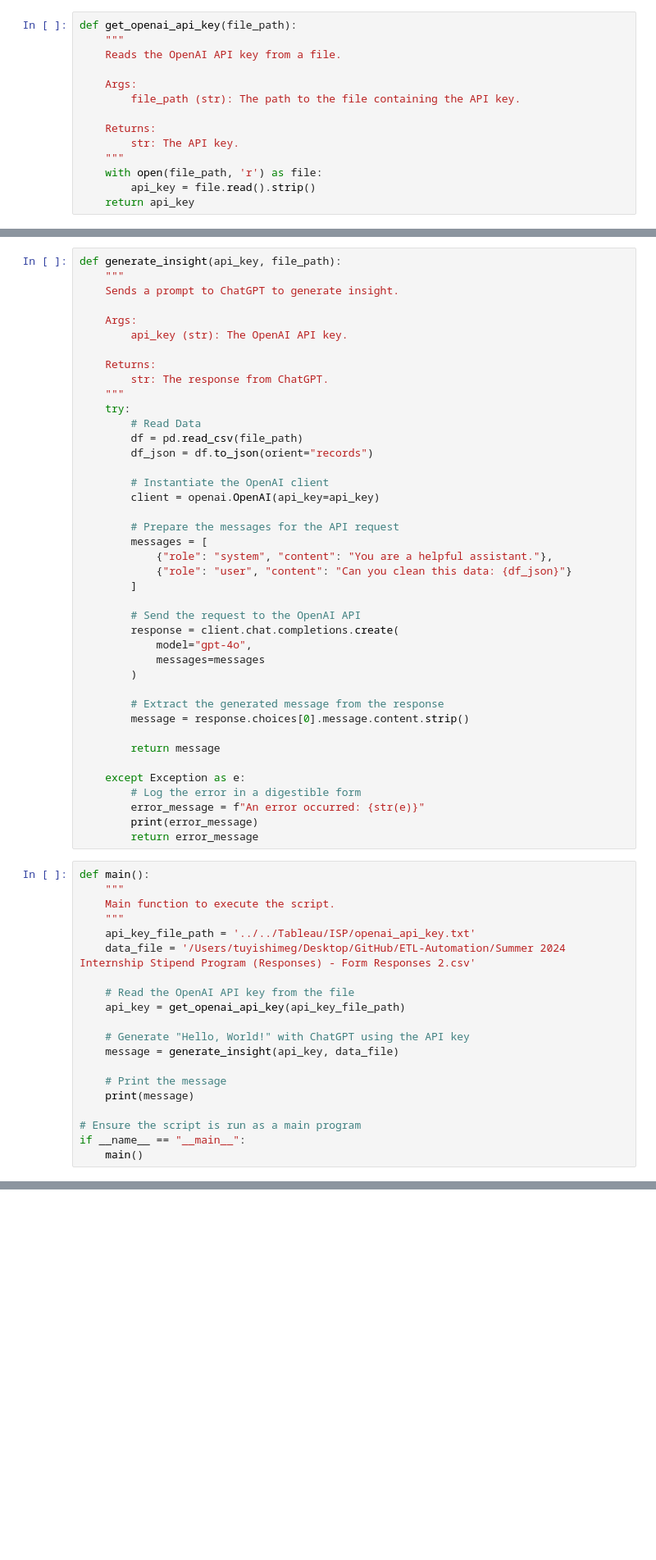
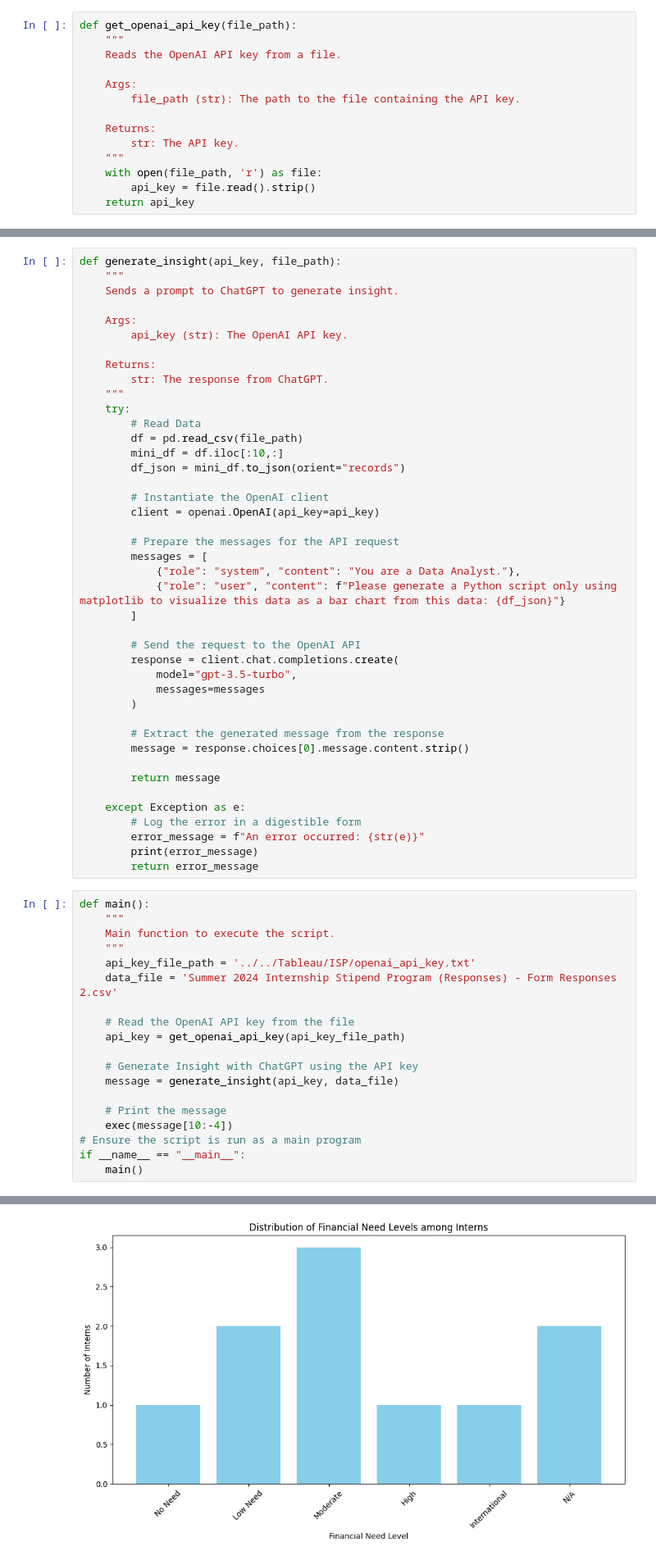
Before and after one commit to T-Godwins/ETL-Automation, a Jupyter notebook: OpenAI API Test.ipynb, the cells around one changed output, grey strips where cells are left out. Shown at 82% size. Drawn from its saved outputs; the diff is of its cells as text; blank space fills up the shorter version.

```diff
--- a/OpenAI API Test.ipynb
+++ b/OpenAI API Test.ipynb
@@ -30,20 +38,21 @@ def generate_insight(api_key, file_path):
     try:
         # Read Data
         df = pd.read_csv(file_path)
-        df_json = df.to_json(orient="records")
+        mini_df = df.iloc[:10,:]
+        df_json = mini_df.to_json(orient="records")
 
         # Instantiate the OpenAI client
         client = openai.OpenAI(api_key=api_key)
 
         # Prepare the messages for the API request
         messages = [
-            {"role": "system", "content": "You are a helpful assistant."},
-            {"role": "user", "content": "Can you clean this data: {df_json}"}
+            {"role": "system", "content": "You are a Data Analyst."},
+            {"role": "user", "content": f"Please generate a Python script only using matplotlib to visualize this data as a bar chart from this data: {df_json}"}
         ]
 
         # Send the request to the OpenAI API
         response = client.chat.completions.create(
-            model="gpt-4o",
+            model="gpt-3.5-turbo",
             messages=messages
         )
 
@@ -63,17 +72,16 @@ def main():
     Main function to execute the script.
     """
     api_key_file_path = '../../Tableau/ISP/openai_api_key.txt'
-    data_file = '/Users/tuyishimeg/Desktop/GitHub/ETL-Automation/Summer 2024 Internship Stipend Program (Responses) - Form Responses 2.csv'
+    data_file = 'Summer 2024 Internship Stipend Program (Responses) - Form Responses 2.csv'
 
     # Read the OpenAI API key from the file
     api_key = get_openai_api_key(api_key_file_path)
 
-    # Generate "Hello, World!" with ChatGPT using the API key
+    # Generate Insight with ChatGPT using the API key
     message = generate_insight(api_key, data_file)
 
     # Print the message
-    print(message)
-
+    exec(message[10:-4])
 # Ensure the script is run as a main program
 if __name__ == "__main__":
     main()
@@ -82,0 +89 @@ An error occurred: Cannot convert numpy.ndarray to numpy.ndarray
+[figure, added]
```
Also changed, not shown: parts of 8 cells of this notebook.
